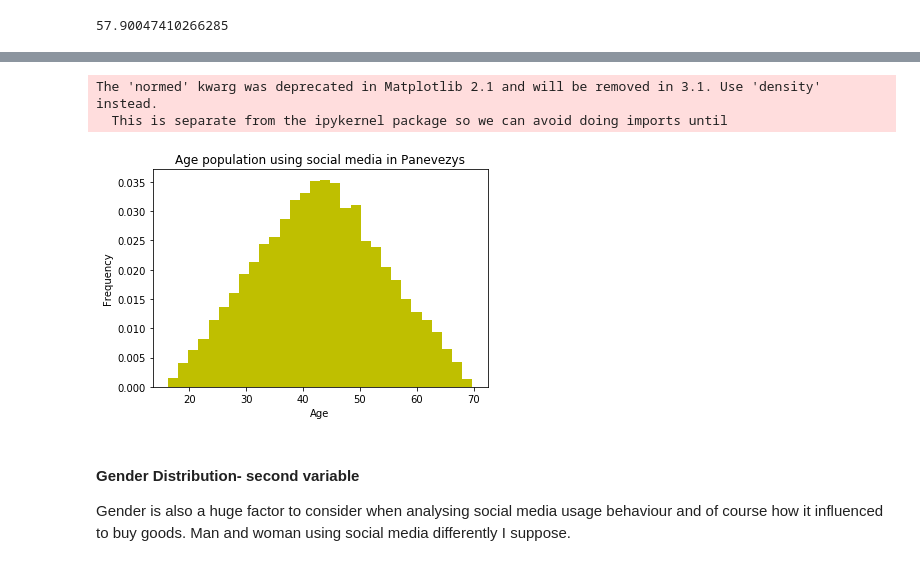
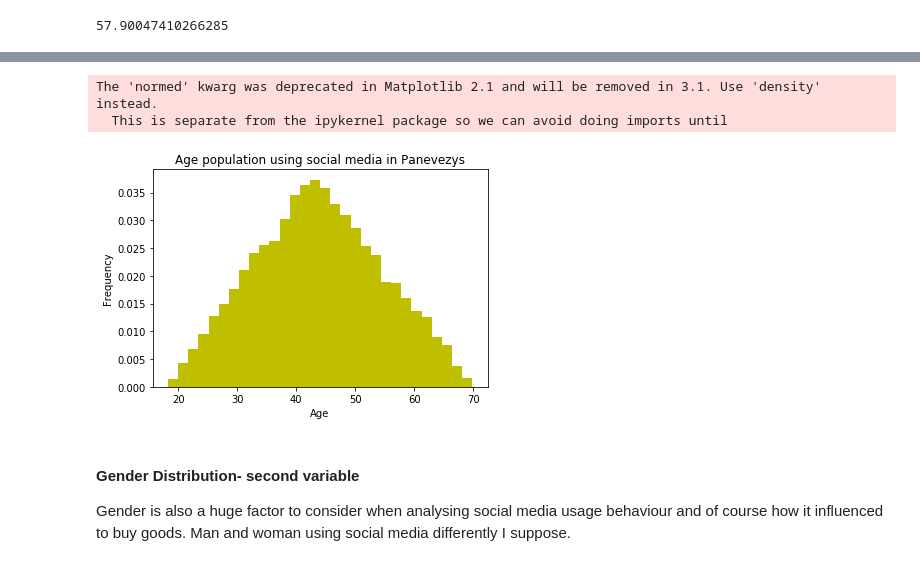
Before and after one commit to rituteval/Programming-DA--PROJECT, a Jupyter notebook: Programming DA- PROJECT.ipynb, the cells around one changed output, grey strips where cells are left out. Cells and saved outputs as stored; diff of their text form; code cells hidden in the pictures.

```diff
--- a/Programming DA- PROJECT.ipynb
+++ b/Programming DA- PROJECT.ipynb
@@ -134,15 +122,15 @@ plt.show()
 # %%
 # Created plot
-plt.hist(np.random.triangular(16, 43, 70, 17735), bins=30,
+plt.hist(np.random.triangular(18, 43, 70, 17735), bins=30,
              normed=True, color='y')
 plt.ylabel('Frequency') # Labeled y axis
 plt.xlabel('Age') # Labeled x axis
 plt.title('Age population using social media in Panevezys') # Added title
 plt.show() # Showed Plot
 # %% [output]
 The 'normed' kwarg was deprecated in Matplotlib 2.1 and will be removed in 3.1. Use 'density' instead.
   This is separate from the ipykernel package so we can avoid doing imports until
-[figure, old version]
+[figure, new version]
 # %% [markdown]
 
  ####  Gender Distribution-  second variable
```
Also changed, not shown: parts of 35 cells of this notebook, 1 other file.
